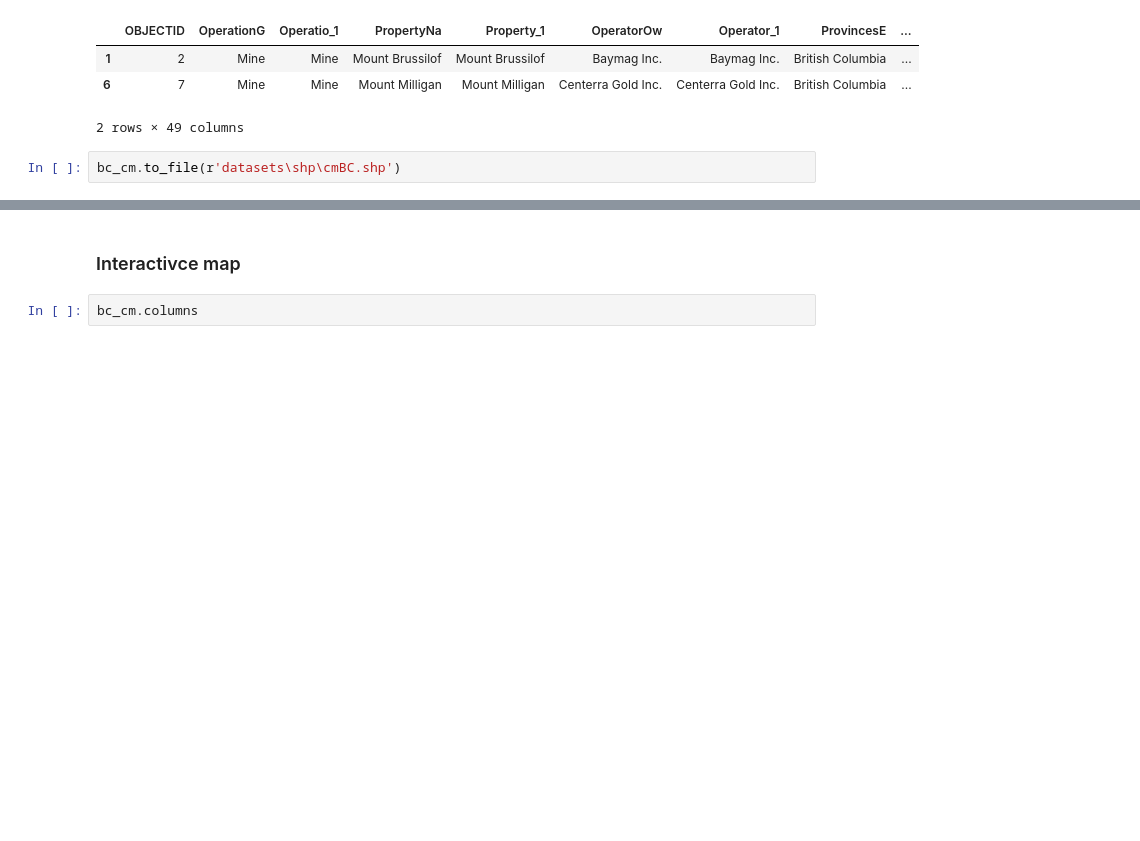
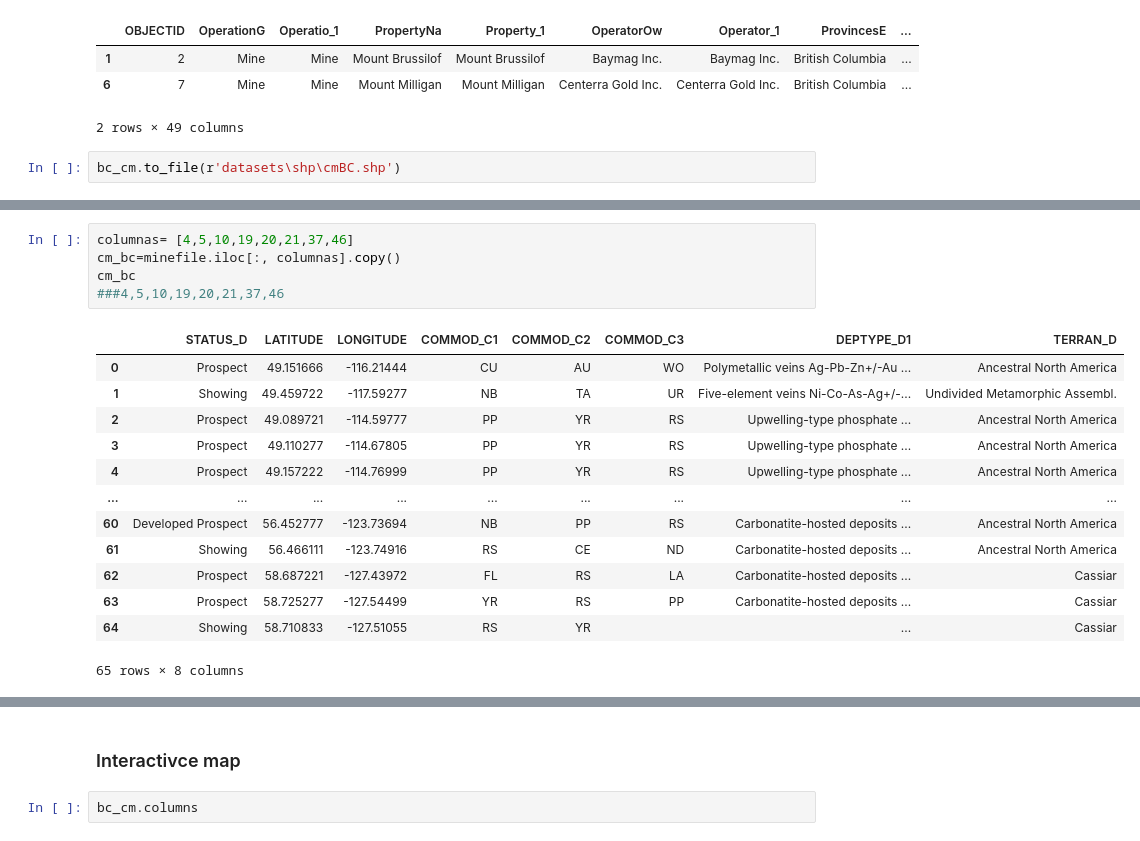
Before and after one commit to cvillarragamo/Tech_Treasures_Challenge, a Jupyter notebook: 1_Data_Collection_Cleaning.ipynb, the cells around one changed output, grey strips where cells are left out. Cells and saved outputs as stored; diff of their text form; blank space fills up the shorter version.

```diff
--- a/1_Data_Collection_Cleaning.ipynb
+++ b/1_Data_Collection_Cleaning.ipynb
@@ -124,0 +184,19 @@ bc_cm.to_file(r'datasets\shp\cmBC.shp')
+# %%
+columnas= [4,5,10,19,20,21,37,46]
+cm_bc=minefile.iloc[:, columnas].copy()
+cm_bc
+###4,5,10,19,20,21,37,46
+# %% [output]
+|  | STATUS_D | LATITUDE | LONGITUDE | COMMOD_C1 | COMMOD_C2 | COMMOD_C3 | DEPTYPE_D1 | TERRAN_D |
+| 0 | Prospect | 49.151666 | -116.21444 | CU | AU | WO | Polymetallic veins Ag-Pb-Zn+/-Au ... | Ancestral North America |
+| 1 | Showing | 49.459722 | -117.59277 | NB | TA | UR | Five-element veins Ni-Co-As-Ag+/-... | Undivided Metamorphic Assembl. |
+| 2 | Prospect | 49.089721 | -114.59777 | PP | YR | RS | Upwelling-type phosphate ... | Ancestral North America |
+| 3 | Prospect | 49.110277 | -114.67805 | PP | YR | RS | Upwelling-type phosphate ... | Ancestral North America |
+| 4 | Prospect | 49.157222 | -114.76999 | PP | YR | RS | Upwelling-type phosphate ... | Ancestral North America |
+| ... | ... | ... | ... | ... | ... | ... | ... | ... |
+| 60 | Developed Prospect | 56.452777 | -123.73694 | NB | PP | RS | Carbonatite-hosted deposits ... | Ancestral North America |
+| 61 | Showing | 56.466111 | -123.74916 | RS | CE | ND | Carbonatite-hosted deposits ... | Ancestral North America |
+| 62 | Prospect | 58.687221 | -127.43972 | FL | RS | LA | Carbonatite-hosted deposits ... | Cassiar |
+| 63 | Prospect | 58.725277 | -127.54499 | YR | RS | PP | Carbonatite-hosted deposits ... | Cassiar |
+| 64 | Showing | 58.710833 | -127.51055 | RS | YR |  | ... | Cassiar |
+65 rows × 8 columns
```
Also changed, not shown: parts of 9 cells of this notebook.
